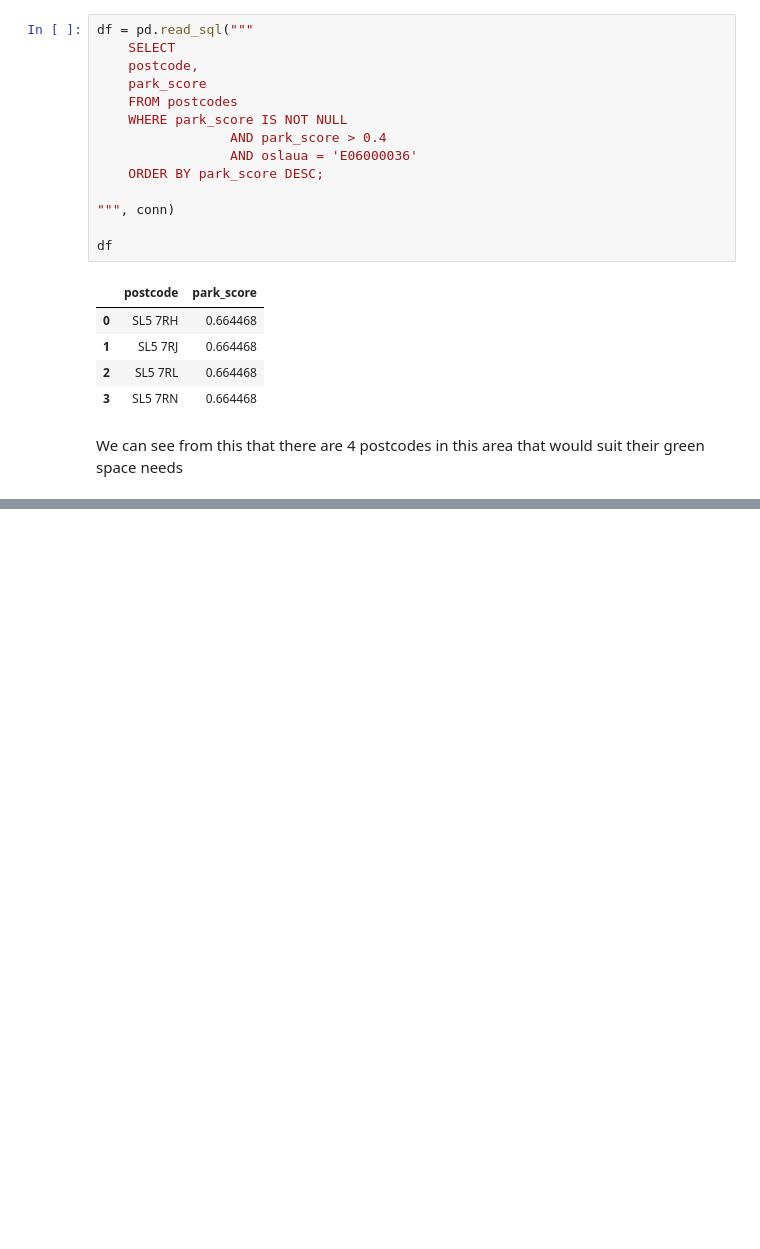
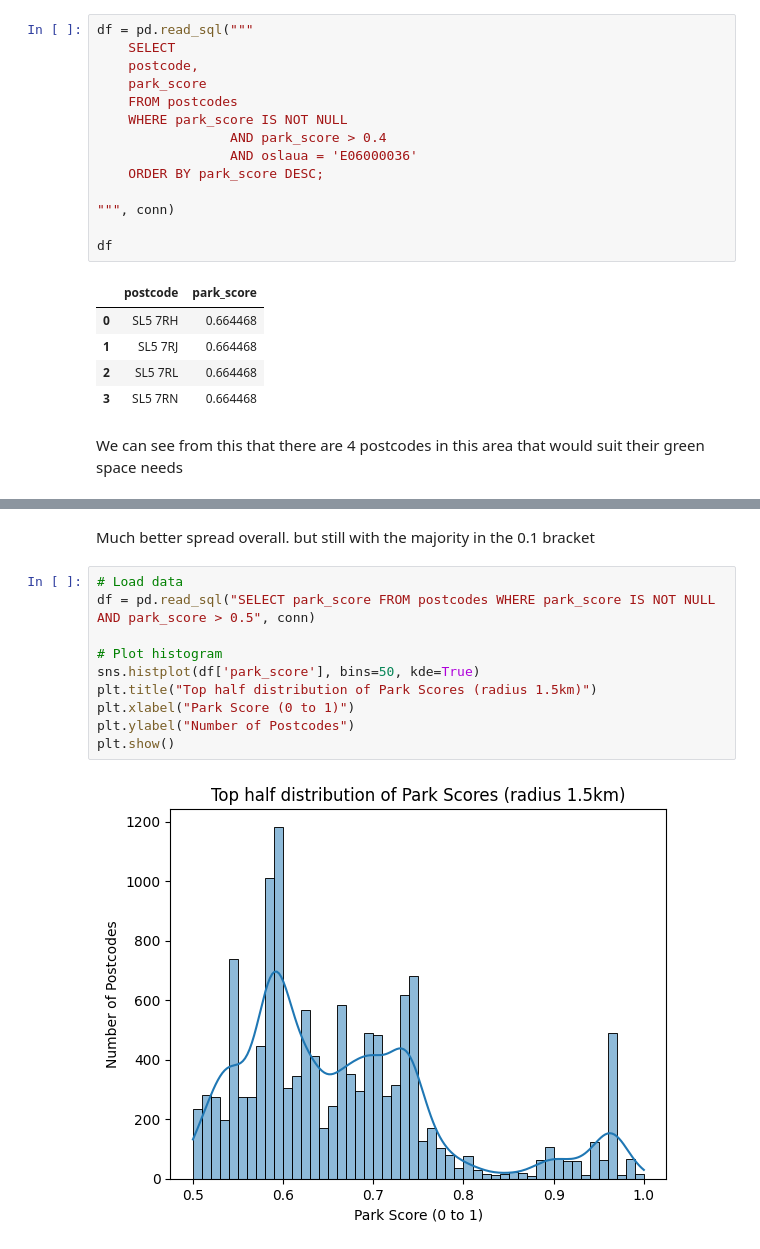
Before and after one commit to moulson/loam, a Jupyter notebook: notebooks/analysis.ipynb, the cells around one changed output, grey strips where cells are left out. Saved outputs shown, nothing was run; the diff lists cells and outputs as text; blank space fills up the shorter version.

```diff
--- a/notebooks/analysis.ipynb
+++ b/notebooks/analysis.ipynb
@@ -432,0 +488,14 @@ We can see from this that there are 4 postcodes in this area that would suit the
+# %% [markdown]
+Much better spread overall. but still with the majority in the 0.1 bracket
+# %%
+# Load data
+df = pd.read_sql("SELECT park_score FROM postcodes WHERE park_score IS NOT NULL AND park_score > 0.5", conn)
+
+# Plot histogram
+sns.histplot(df['park_score'], bins=50, kde=True)
+plt.title("Top half distribution of Park Scores (radius 1.5km)")
+plt.xlabel("Park Score (0 to 1)")
+plt.ylabel("Number of Postcodes")
+plt.show()
+# %% [output]
+[figure, added]
```
Also changed, not shown: parts of 8 cells of this notebook, 1 other file.
